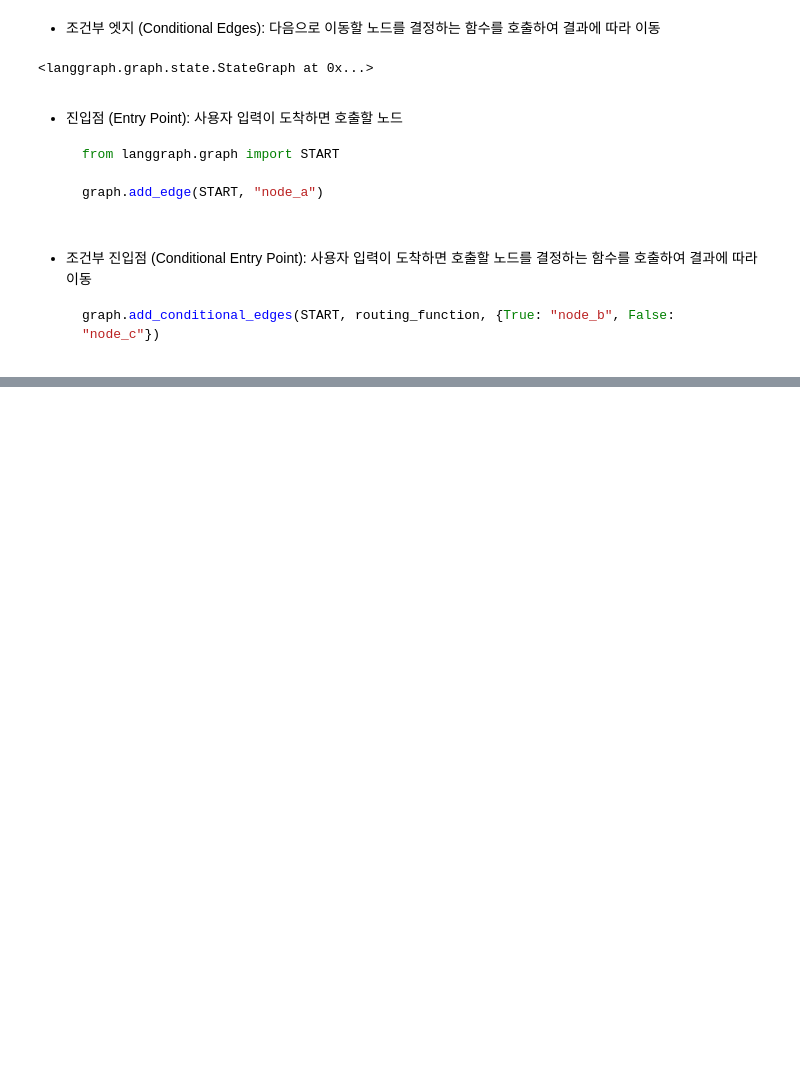
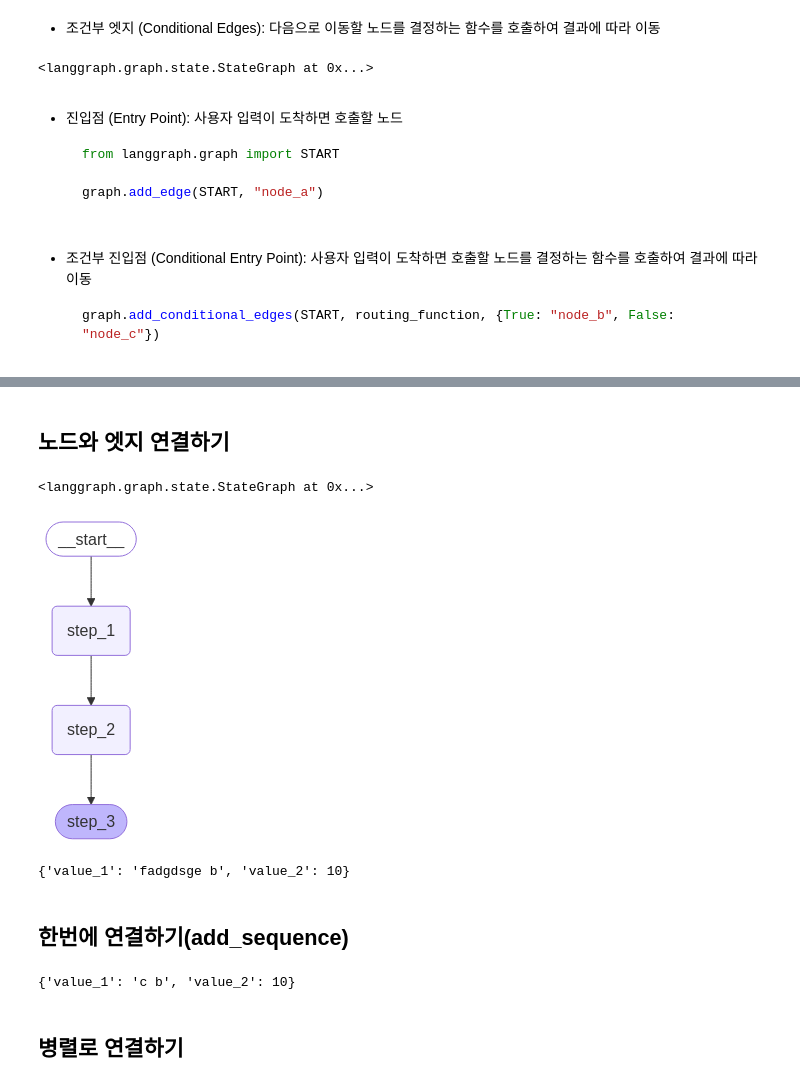
Before and after one commit to khjsla/AI_Agent, a Jupyter notebook: ch2/basic.ipynb, the cells around one changed output, grey strips where cells are left out. Saved outputs shown, nothing was run; the diff lists cells and outputs as text; code cells hidden in the pictures; blank space fills up the shorter version.

```diff
--- a/ch2/basic.ipynb
+++ b/ch2/basic.ipynb
@@ -307,0 +319,62 @@ router_builder.add_conditional_edges("node_a", routing_function, {True: "node_b"
+# %% [markdown]
+## 노드와 엣지 연결하기
+# %%
+from typing_extensions import TypedDict
+
+
+class State(TypedDict):
+    value_1: str
+    value_2: int
+# %%
+def step_1(state: State):
+    return {"value_1": state["value_1"]}
+
+
+def step_2(state: State):
+    current_value_1 = state["value_1"]
+    return {"value_1": f"{current_value_1} b"}
+
+
+def step_3(state: State):
+    return {"value_2": 10}
+# %%
+from langgraph.graph import START, StateGraph
+
+graph_builder = StateGraph(State)
+
+# 노드 추가
+graph_builder.add_node(step_1)
+graph_builder.add_node(step_2)
+graph_builder.add_node(step_3)
+
+# 엣지 추가
+graph_builder.add_edge(START, "step_1") # START ->1
+graph_builder.add_edge("step_1", "step_2") # 1-> 2
+graph_builder.add_edge("step_2", "step_3") # 2->3
+# %% [output]
+<langgraph.graph.state.StateGraph at 0x...>
+# %%
+graph = graph_builder.compile()
+# %%
+from IPython.display import Image, display
+
+display(Image(graph.get_graph().draw_mermaid_png()))
+# %% [output]
+[figure, added]
+# %%
+graph.invoke({"value_1": "fadgdsge"})
+# %% [output]
+{'value_1': 'fadgdsge b', 'value_2': 10}
+# %% [markdown]
+## 한번에 연결하기(add_sequence)
+# %%
+graph_builder = StateGraph(State).add_sequence([step_1, step_2, step_3])
+graph_builder.add_edge(START, "step_1")
+
+graph = graph_builder.compile()
+
+graph.invoke({"value_1": "c"})
+# %% [output]
+{'value_1': 'c b', 'value_2': 10}
+# %% [markdown]
+## 병렬로 연결하기
```
Also changed, not shown: parts of 47 cells of this notebook, 5 other files.
